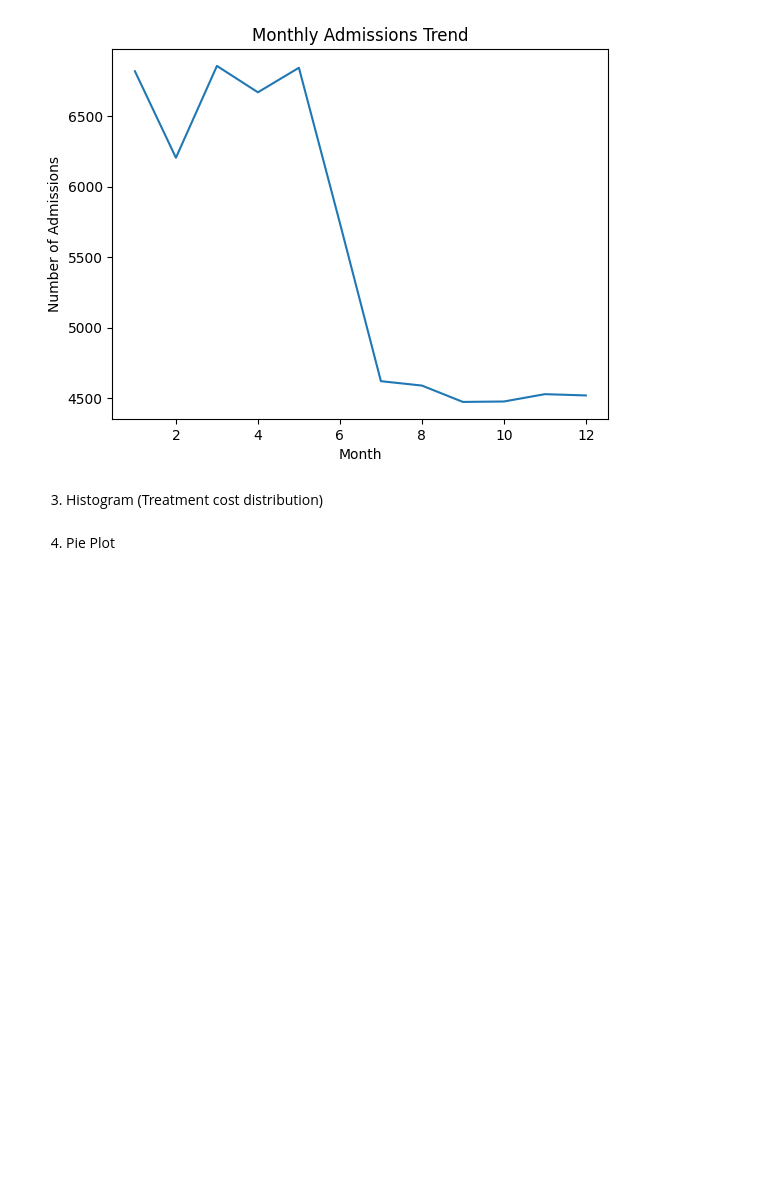
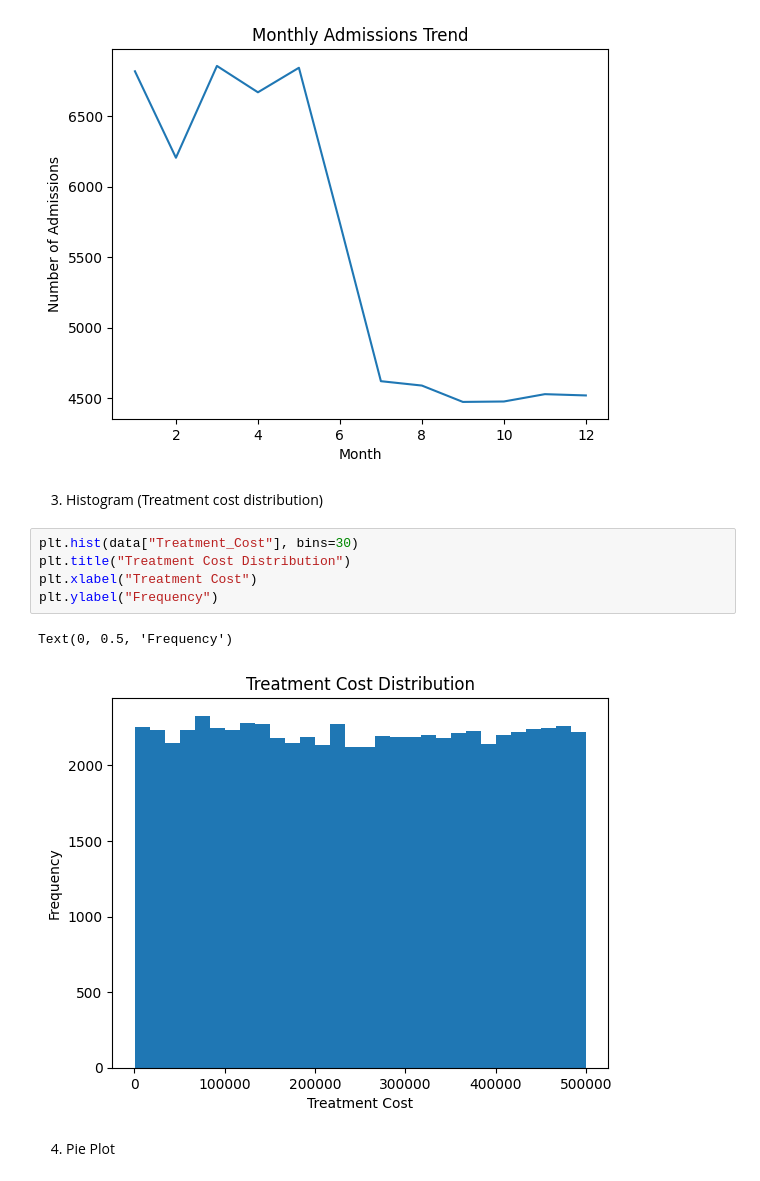
Before and after one commit to SuranaDhruv7/Hospital_analysis, a Jupyter notebook: healthcare.ipynb, the cells around one changed output. Saved outputs shown, nothing was run; the diff lists cells and outputs as text; blank space fills up the shorter version.

```diff
--- a/healthcare.ipynb
+++ b/healthcare.ipynb
@@ -299,5 +301,13 @@ Text(0, 0.5, 'Number of Admissions')
 [figure]
 # %% [markdown]
 3. Histogram (Treatment cost distribution)
+# %%
+plt.hist(data["Treatment_Cost"], bins=30)
+plt.title("Treatment Cost Distribution")
+plt.xlabel("Treatment Cost")
+plt.ylabel("Frequency")
+# %% [output]
+Text(0, 0.5, 'Frequency')
+[figure, added]
 # %% [markdown]
 4. Pie Plot
```
Also changed, not shown: parts of 5 cells of this notebook.
